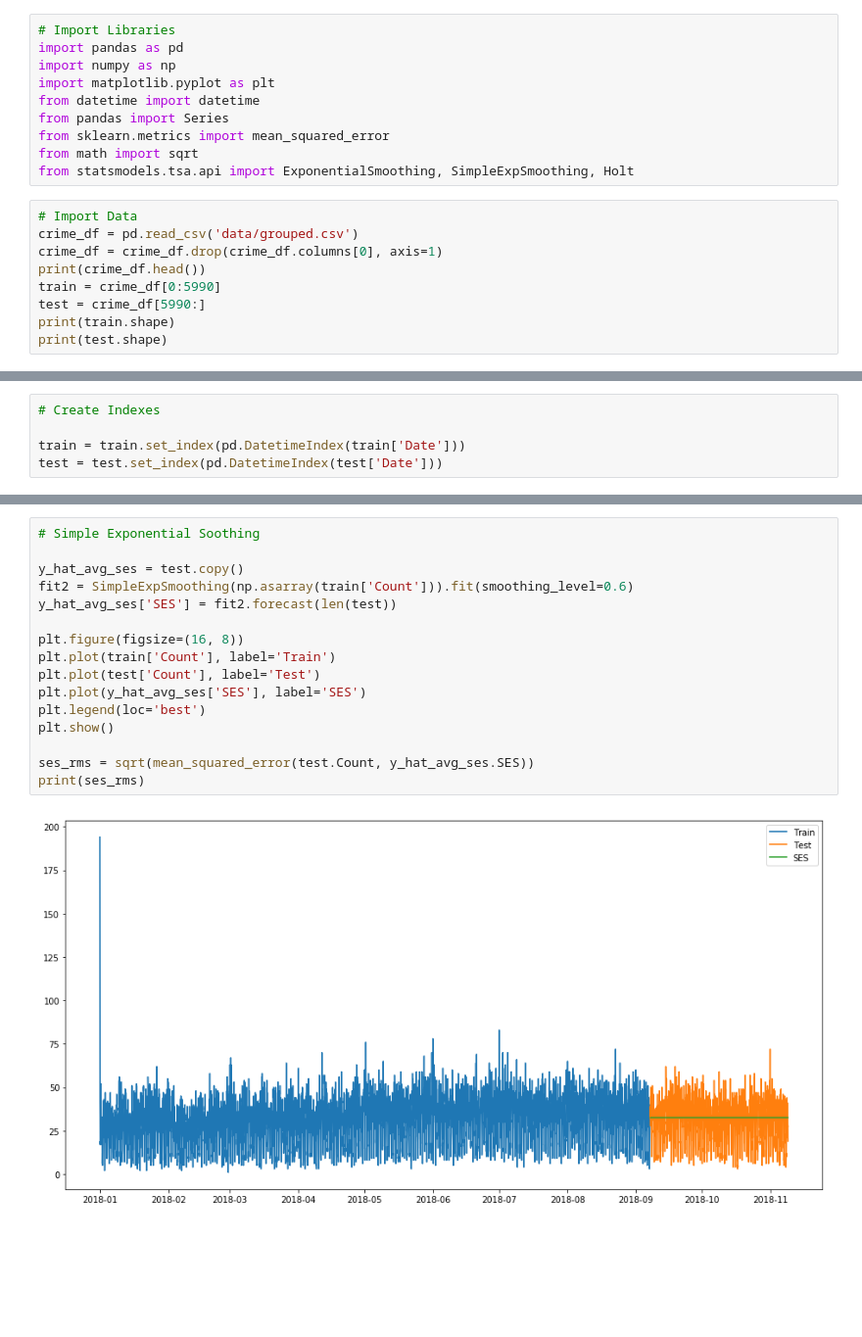
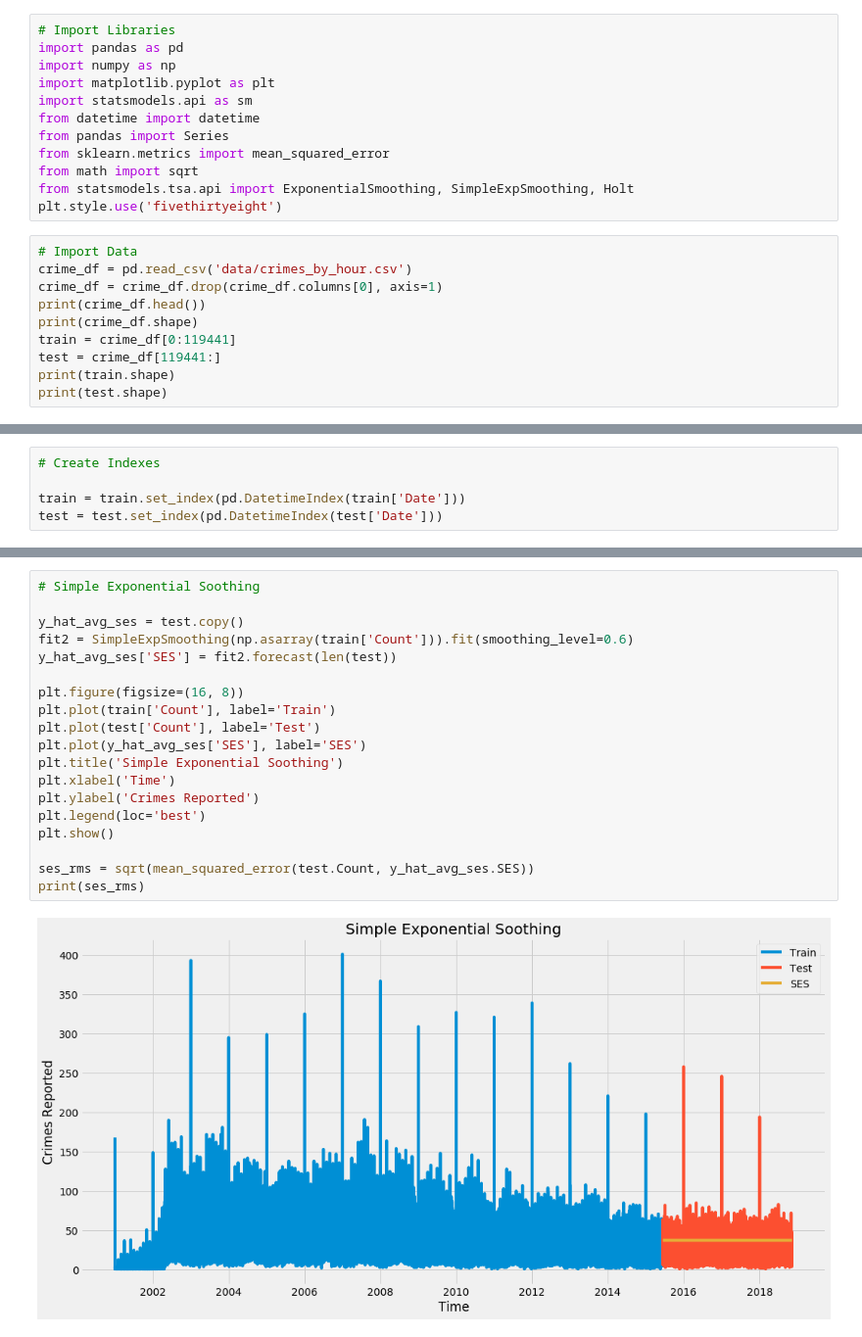
Before and after one commit to marc-wilson/crime-app, a Jupyter notebook: forecasting.ipynb, the cells around one changed output, grey strips where cells are left out. Shown: that part at 98% size. Drawn from its saved outputs; the diff is of its cells as text; blank space fills up the shorter version.

```diff
--- a/forecasting.ipynb
+++ b/forecasting.ipynb
@@ -3,18 +3,21 @@
 import pandas as pd
 import numpy as np
 import matplotlib.pyplot as plt
+import statsmodels.api as sm
 from datetime import datetime
 from pandas import Series
 from sklearn.metrics import mean_squared_error
 from math import sqrt
 from statsmodels.tsa.api import ExponentialSmoothing, SimpleExpSmoothing, Holt
+plt.style.use('fivethirtyeight')
 # %%
 # Import Data
-crime_df = pd.read_csv('data/grouped.csv')
+crime_df = pd.read_csv('data/crimes_by_hour.csv')
 crime_df = crime_df.drop(crime_df.columns[0], axis=1)
 print(crime_df.head())
-train = crime_df[0:5990]
-test = crime_df[5990:]
+print(crime_df.shape)
+train = crime_df[0:119441]
+test = crime_df[119441:]
 print(train.shape)
 print(test.shape)
 # %% [output]
@@ -72,18 +116,21 @@ print(average_rms)
 # %%
 # Simple Exponential Soothing
 
 y_hat_avg_ses = test.copy()
 fit2 = SimpleExpSmoothing(np.asarray(train['Count'])).fit(smoothing_level=0.6)
 y_hat_avg_ses['SES'] = fit2.forecast(len(test))
 
 plt.figure(figsize=(16, 8))
 plt.plot(train['Count'], label='Train')
 plt.plot(test['Count'], label='Test')
 plt.plot(y_hat_avg_ses['SES'], label='SES')
+plt.title('Simple Exponential Soothing')
+plt.xlabel('Time')
+plt.ylabel('Crimes Reported')
 plt.legend(loc='best')
 plt.show()
 
 ses_rms = sqrt(mean_squared_error(test.Count, y_hat_avg_ses.SES))
 print(ses_rms)
 # %% [output]
-[figure, old version]
+[figure, new version]
```
Also changed, not shown: parts of 14 cells of this notebook.
